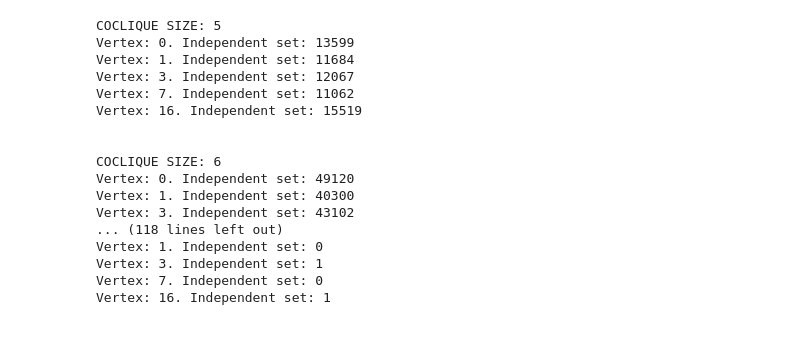
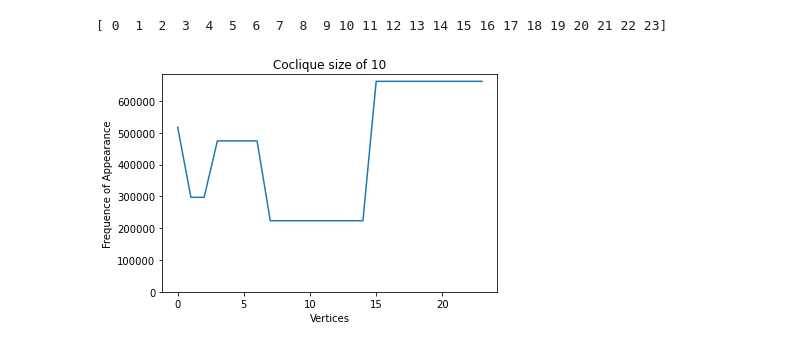
Before and after one commit to Atishaya7777/MXML, a Jupyter notebook: Scripts/coclique-generation.ipynb, the cells around one changed output. Saved outputs shown, nothing was run; the diff lists cells and outputs as text; code cells hidden in the pictures.

```diff
--- a/Scripts/coclique-generation.ipynb
+++ b/Scripts/coclique-generation.ipynb
@@ -42,6 +50,9 @@ perfect_binary_tree_plot()
 def is_rooted_at(v, arr):
 #     print(f'This is the leaf: {v}')
     return list(i for i in arr if v in i)
+
+def get_num_vertices(depth):
+    return pow(depth + 1, 2) - 1
 # %%
 max_independent_set = tree.independent_set() # I think this shows the maximal. Doc: https://doc.sagemath.org/html/en/reference/graphs/sage/graphs/graph.html#sage.graphs.graph.Graph.independent_set
 print(max_independent_set)
@@ -74,24 +70,33 @@ def specific_coclique_size(n):
-# %%
-for i in range(5, 22):
-    print(f"COCLIQUE SIZE: {i}")
-    specific_coclique_size(i)
-    print("\n")
-# specific_coclique_size()
-# %% [output]
-COCLIQUE SIZE: 5
-Vertex: 0. Independent set: 13599
-Vertex: 1. Independent set: 11684
-Vertex: 3. Independent set: 12067
-Vertex: 7. Independent set: 11062
-Vertex: 16. Independent set: 15519
-
-
-COCLIQUE SIZE: 6
-Vertex: 0. Independent set: 49120
-Vertex: 1. Independent set: 40300
-Vertex: 3. Independent set: 43102
-... (118 lines left out)
-Vertex: 1. Independent set: 0
-Vertex: 3. Independent set: 1
-Vertex: 7. Independent set: 0
-Vertex: 16. Independent set: 1
+# %%
+
+# Use this cell to generate large amounts of cocliques and then the specific_coclique_size function will be cached
+
+coclique_sizes = np.array(range(1, len(max_independent_set) + 1))
+cocliques = np.asarray(list(specific_coclique_size(i) for i in coclique_sizes), dtype="object")
+# Shape: 3 Dimensional array. The first index is the size of the coclique, the second index is the index of the size of the coclique
+# cocliques[5] # This will give you a 2D array of all cocliques of size 5
+# %%
+def plot_coclique_vertices_size(curr_coclique_size: int):
+    tree_vertices = np.array(range(get_num_vertices(depth)))
+    print(tree_vertices)
+    curr_coclique = cocliques[curr_coclique_size - 1] # Get cocliques of size curr_coclique_size
+
+    coclique_vertices = [vertex for coclique in curr_coclique for vertex in coclique]
+
+    # Count the occurrences of each vertex in the cocliques
+    vertex_counts = Counter(coclique_vertices)
+
+    # Get the count of each vertex in tree_vertices, which will be 0 for vertices that do not appear in the cocliques
+    vertex_counts = [vertex_counts.get(vertex, 0) for vertex in tree_vertices]
+
+    plt.plot(tree_vertices, vertex_counts)
+    plt.xlabel("Vertices")
+    plt.ylabel("Frequence of Appearance")
+    plt.ylim(bottom=0)
+    plt.title(f"Coclique size of {curr_coclique_size}")
+    plt.show()
+# %%
+plot_coclique_vertices_size(10)
+# %% [output]
+[ 0  1  2  3  4  5  6  7  8  9 10 11 12 13 14 15 16 17 18 19 20 21 22 23]
+[figure, added]
```
Also changed, not shown: parts of 7 cells of this notebook, 10 other files.
